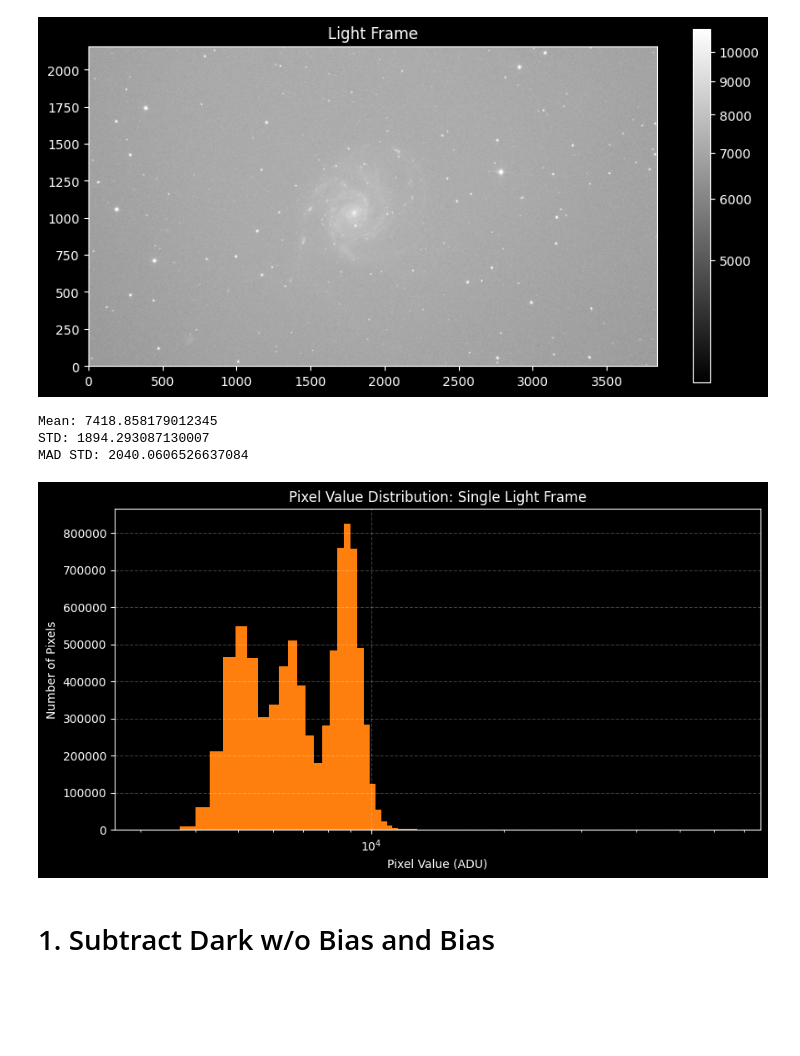
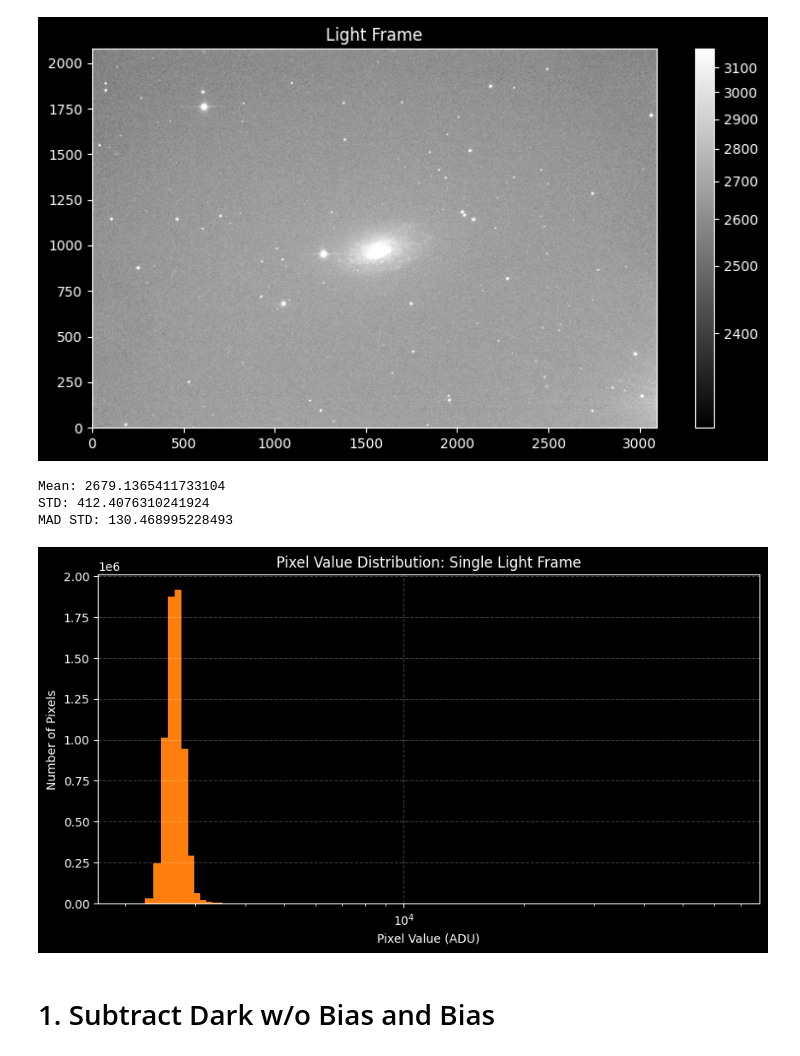
Before and after one commit to kybik0606/Digital-processing-of-astronomical-images-using-astronomical-libraries-for-Python, a Jupyter notebook: My-astro-project/notebooks/04-lights-images.ipynb, the cells around one changed output. Cells and saved outputs as stored; diff of their text form; code cells hidden in the pictures; blank space fills up the shorter version.

```diff
--- a/My-astro-project/notebooks/04-lights-images.ipynb
+++ b/My-astro-project/notebooks/04-lights-images.ipynb
@@ -68,12 +68,12 @@ import shutil
 for light in lights:
     shutil.copy(light, calibrated_data)
 # %%
-calibrated_path = Path('../reduced')
+calibrated_path = Path(r'..\data\reduced')
 reduced_images = ccdp.ImageFileCollection(calibrated_path)
 
-calibrated_lights = reduced_images.files_filtered(imagetyp='Light Frame', include_path=True)
+calibrated_lights = reduced_images.files_filtered(imagetyp='Light', include_path=True)
 
-raw_ccds = list(reduced_images.ccds(imagetyp='Light Frame',
+raw_ccds = list(reduced_images.ccds(imagetyp='Light',
                                      ccd_kwargs={'unit': 'adu'},
                                      return_fname=True))
 
@@ -90,27 +90,27 @@ plt.colorbar()
 plt.title('Light Frame')
 plt.show()
 # %% [output]
-[figure, old version]
+[figure, new version]
 # %%
 light_hist = light_data.flatten()
 
 print(f'Mean: {np.mean(light_data)}')
 print(f'STD: {np.std(light_data)}')
 print(f'MAD STD: {mad_std(light_data)}')
 
 plt.figure(figsize=(10, 5))
-plt.hist(light_hist, bins=200, color='tab:orange')
+plt.hist(light_hist, bins=600, color='tab:orange')
 plt.title('Pixel Value Distribution: Single Light Frame')
 plt.xlabel('Pixel Value (ADU)')
 plt.ylabel('Number of Pixels')
 plt.grid(linestyle='dashed', alpha=0.25)
 plt.semilogx()
 plt.show()
 # %% [output]
-Mean: 7418.858179012345
-STD: 1894.293087130007
-MAD STD: 2040.0606526637084
+Mean: 2679.1365411733104
+STD: 412.4076310241924
+MAD STD: 130.468995228493
-[figure, old version]
+[figure, new version]
 # %% [markdown]
 # 1. Subtract Dark w/o Bias and Bias
 # %%
```
Also changed, not shown: parts of 8 cells of this notebook, 34 other files.
